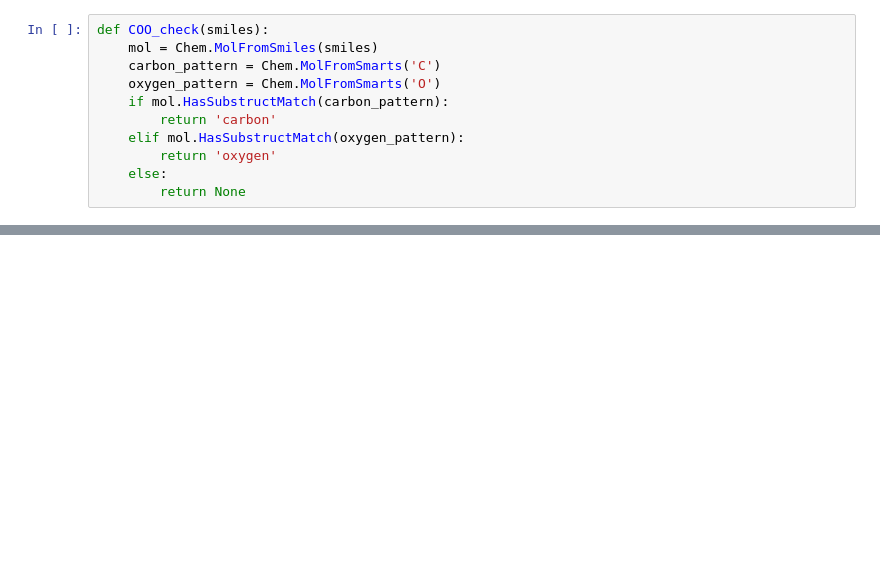
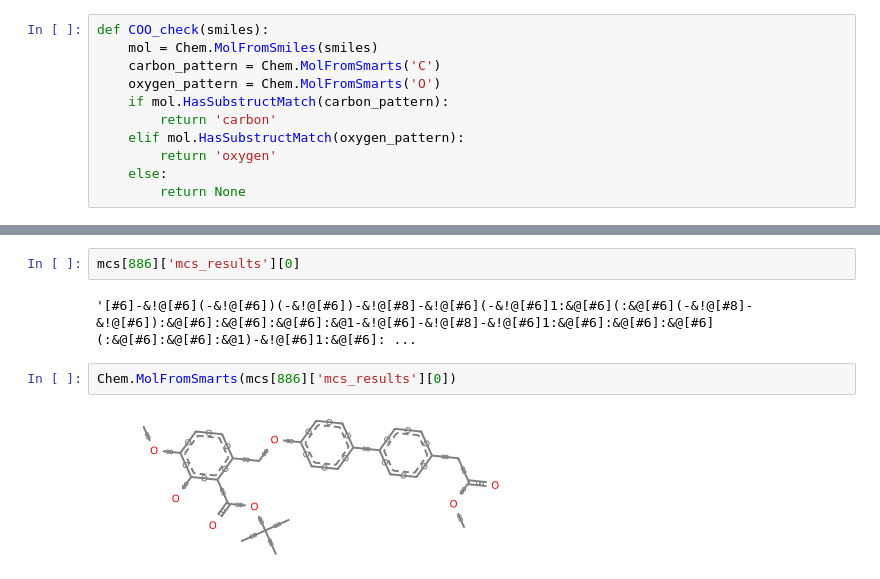
Before and after one commit to TieuLongPhan/SynRBL, a Jupyter notebook: Pipeline/Validation/check_rule_based.ipynb, the cells around one changed output, grey strips where cells are left out. Drawn from its saved outputs; the diff is of its cells as text; blank space fills up the shorter version.

```diff
--- a/Pipeline/Validation/check_rule_based.ipynb
+++ b/Pipeline/Validation/check_rule_based.ipynb
@@ -322,0 +702,8 @@ Chem.CanonSmiles('C(=O)OC(=O)')
+# %%
+mcs[886]['mcs_results'][0]
+# %% [output]
+'[#6]-&!@[#6](-&!@[#6])(-&!@[#6])-&!@[#8]-&!@[#6](-&!@[#6]1:&@[#6](:&@[#6](-&!@[#8]-&!@[#6]):&@[#6]:&@[#6]:&@[#6]:&@1-&!@[#6]-&!@[#8]-&!@[#6]1:&@[#6]:&@[#6]:&@[#6](:&@[#6]:&@[#6]:&@1)-&!@[#6]1:&@[#6]: ...
+# %%
+Chem.MolFromSmarts(mcs[886]['mcs_results'][0])
+# %% [output]
+[figure, added]
```
Also changed, not shown: parts of 42 cells of this notebook, 7 other files.
